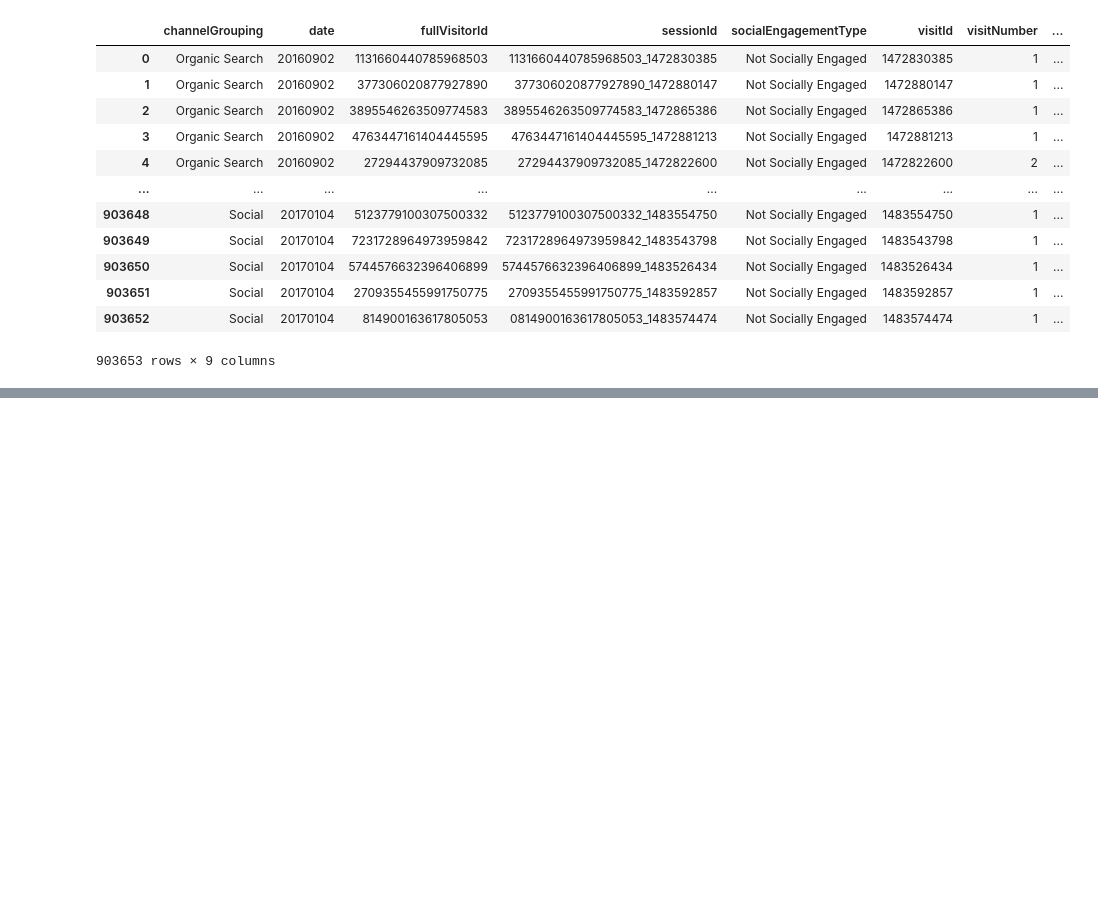
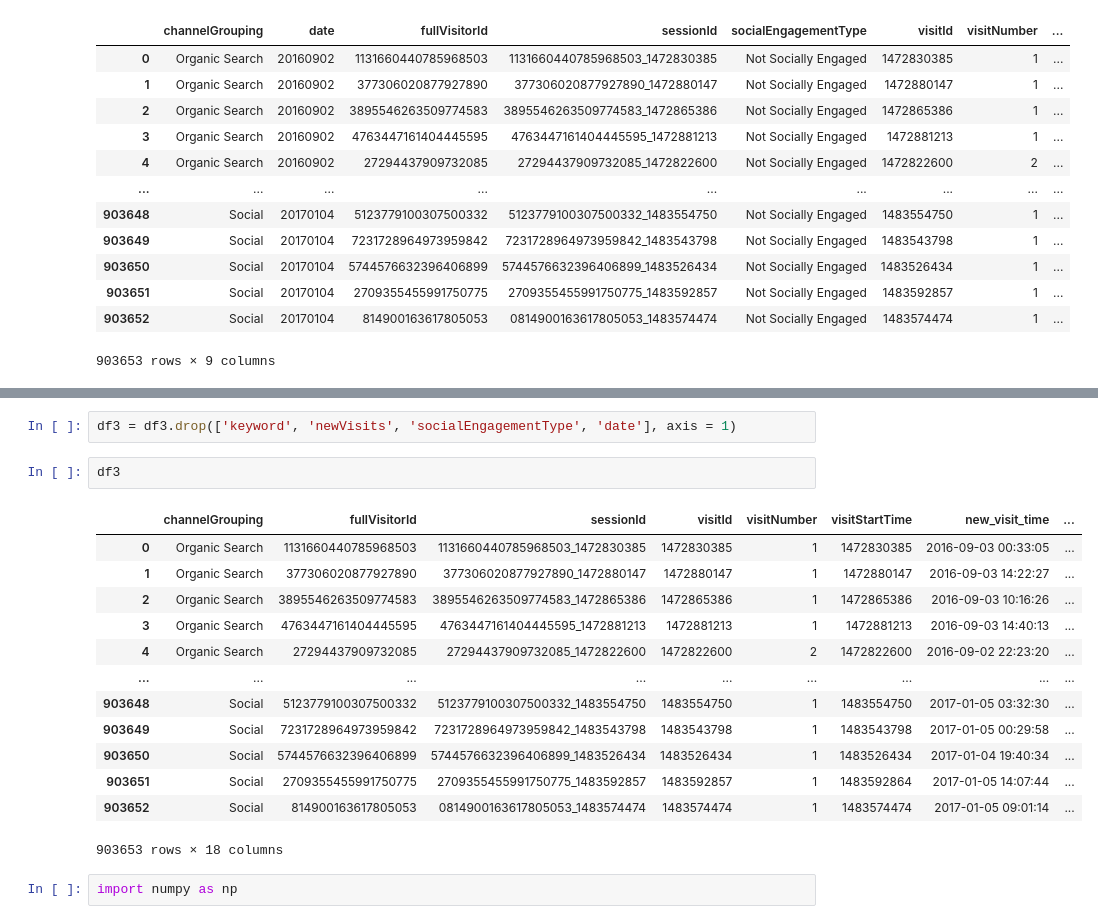
Before and after one commit to DIB-PP/-, a Jupyter notebook: GA4(박상엽).ipynb, the cells around one changed output, grey strips where cells are left out. Cells and saved outputs as stored; diff of their text form; blank space fills up the shorter version.

```diff
--- a/GA4(박상엽).ipynb
+++ b/GA4(박상엽).ipynb
@@ -165,0 +172,20 @@ df3
+# %%
+df3 = df3.drop(['keyword', 'newVisits', 'socialEngagementType', 'date'], axis = 1)
+# %%
+df3
+# %% [output]
+|  | channelGrouping | fullVisitorId | sessionId | visitId | visitNumber | visitStartTime | new_visit_time | ... |
+| 0 | Organic Search | 1131660440785968503 | 1131660440785968503_1472830385 | 1472830385 | 1 | 1472830385 | 2016-09-03 00:33:05 | ... |
+| 1 | Organic Search | 377306020877927890 | 377306020877927890_1472880147 | 1472880147 | 1 | 1472880147 | 2016-09-03 14:22:27 | ... |
+| 2 | Organic Search | 3895546263509774583 | 3895546263509774583_1472865386 | 1472865386 | 1 | 1472865386 | 2016-09-03 10:16:26 | ... |
+| 3 | Organic Search | 4763447161404445595 | 4763447161404445595_1472881213 | 1472881213 | 1 | 1472881213 | 2016-09-03 14:40:13 | ... |
+| 4 | Organic Search | 27294437909732085 | 27294437909732085_1472822600 | 1472822600 | 2 | 1472822600 | 2016-09-02 22:23:20 | ... |
+| ... | ... | ... | ... | ... | ... | ... | ... | ... |
+| 903648 | Social | 5123779100307500332 | 5123779100307500332_1483554750 | 1483554750 | 1 | 1483554750 | 2017-01-05 03:32:30 | ... |
+| 903649 | Social | 7231728964973959842 | 7231728964973959842_1483543798 | 1483543798 | 1 | 1483543798 | 2017-01-05 00:29:58 | ... |
+| 903650 | Social | 5744576632396406899 | 5744576632396406899_1483526434 | 1483526434 | 1 | 1483526434 | 2017-01-04 19:40:34 | ... |
+| 903651 | Social | 2709355455991750775 | 2709355455991750775_1483592857 | 1483592857 | 1 | 1483592864 | 2017-01-05 14:07:44 | ... |
+| 903652 | Social | 814900163617805053 | 0814900163617805053_1483574474 | 1483574474 | 1 | 1483574474 | 2017-01-05 09:01:14 | ... |
+903653 rows × 18 columns
+# %%
+import numpy as np
```
Also changed, not shown: parts of 8 cells of this notebook.
